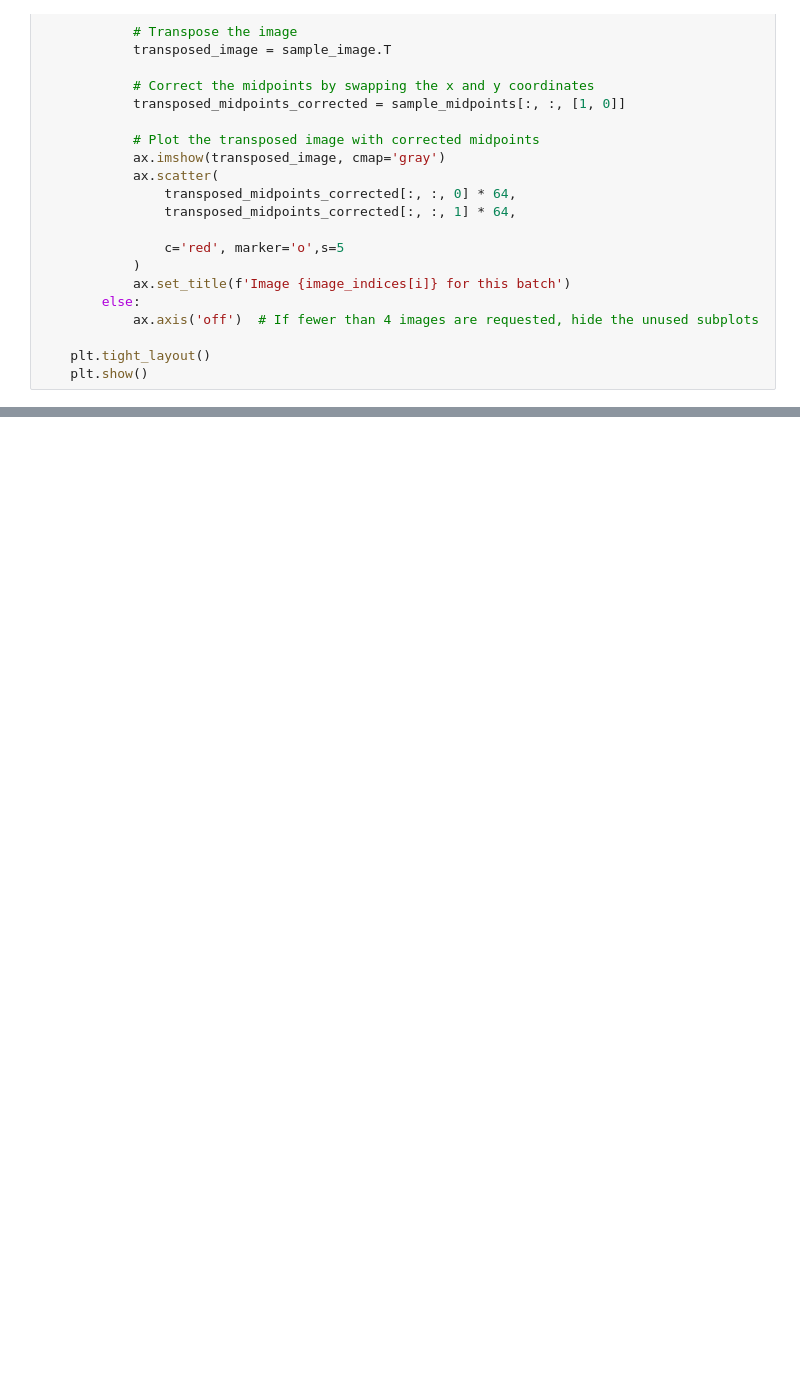
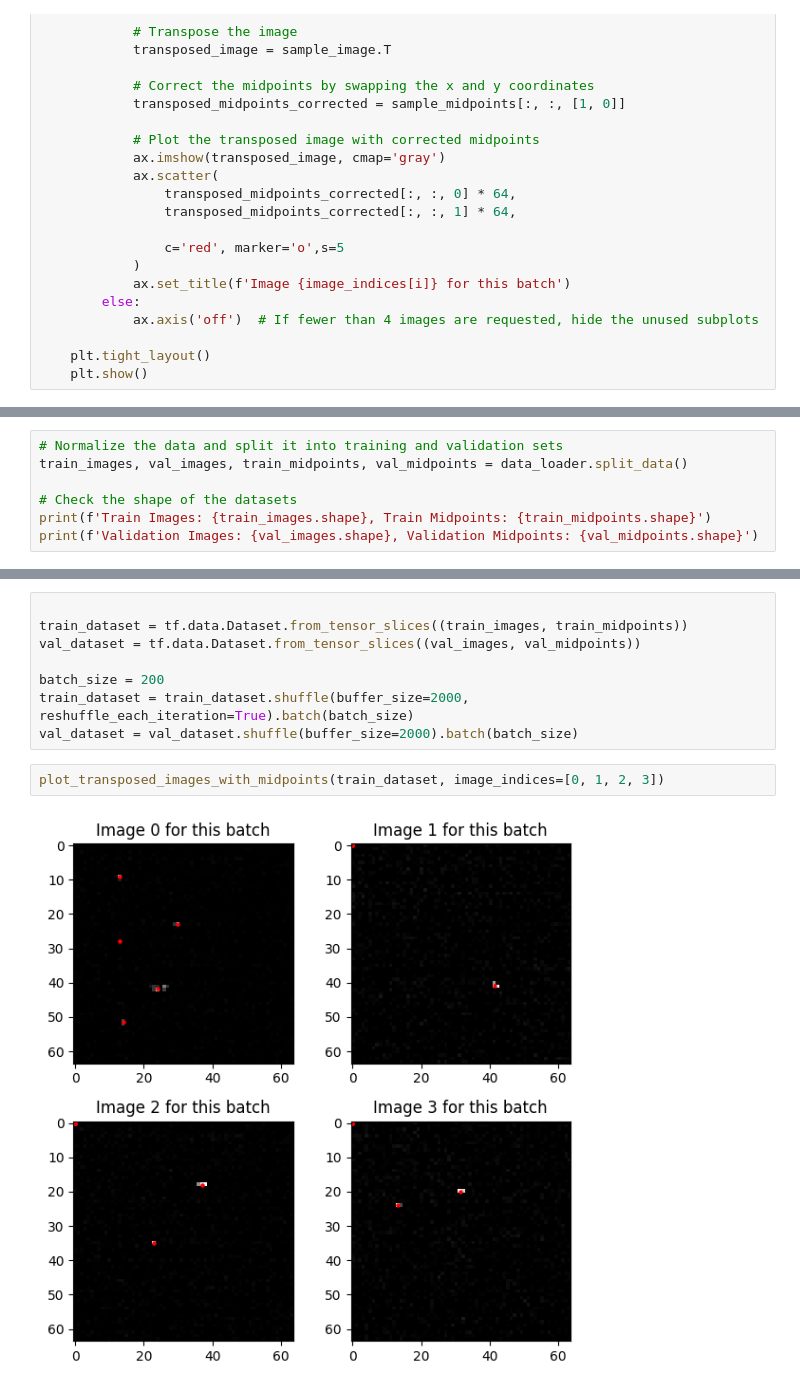
Before and after one commit to DerrickAppiahOsei/da886, a Jupyter notebook: ResNet34.ipynb, the cells around one changed output, grey strips where cells are left out. Cells and saved outputs as stored; diff of their text form; blank space fills up the shorter version.

```diff
--- a/ResNet34.ipynb
+++ b/ResNet34.ipynb
@@ -275,0 +291,7 @@ Model: "resnet34"
+# %%
+# Normalize the data and split it into training and validation sets
+train_images, val_images, train_midpoints, val_midpoints = data_loader.split_data()
+
+# Check the shape of the datasets
+print(f'Train Images: {train_images.shape}, Train Midpoints: {train_midpoints.shape}')
+print(f'Validation Images: {val_images.shape}, Validation Midpoints: {val_midpoints.shape}')
@@ -275,0 +302,12 @@ Model: "resnet34"
+# %%
+
+train_dataset = tf.data.Dataset.from_tensor_slices((train_images, train_midpoints))
+val_dataset = tf.data.Dataset.from_tensor_slices((val_images, val_midpoints))
+
+batch_size = 200
+train_dataset = train_dataset.shuffle(buffer_size=2000, reshuffle_each_iteration=True).batch(batch_size)
+val_dataset = val_dataset.shuffle(buffer_size=2000).batch(batch_size)
+# %%
+plot_transposed_images_with_midpoints(train_dataset, image_indices=[0, 1, 2, 3])
+# %% [output]
+[figure, added]
```
Also changed, not shown: parts of 21 cells of this notebook, 1 other file.
